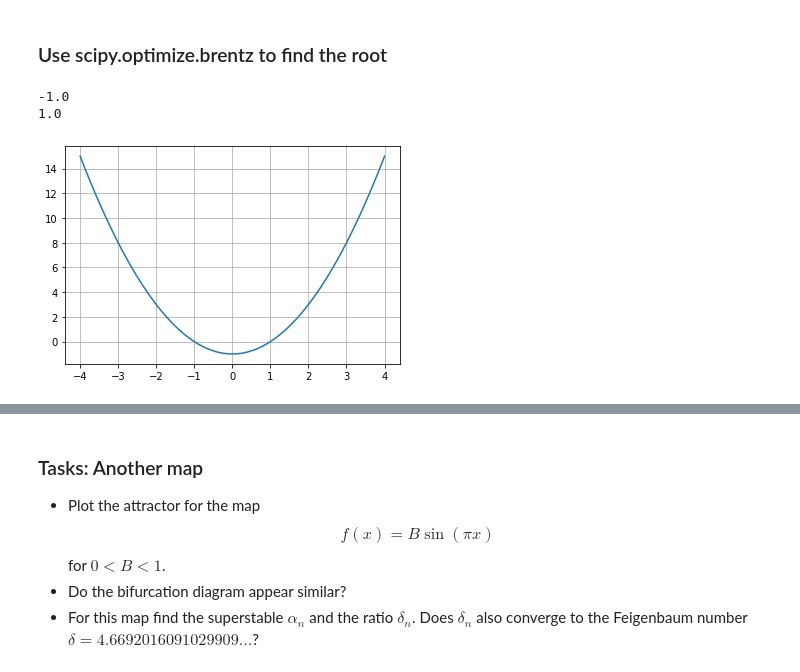
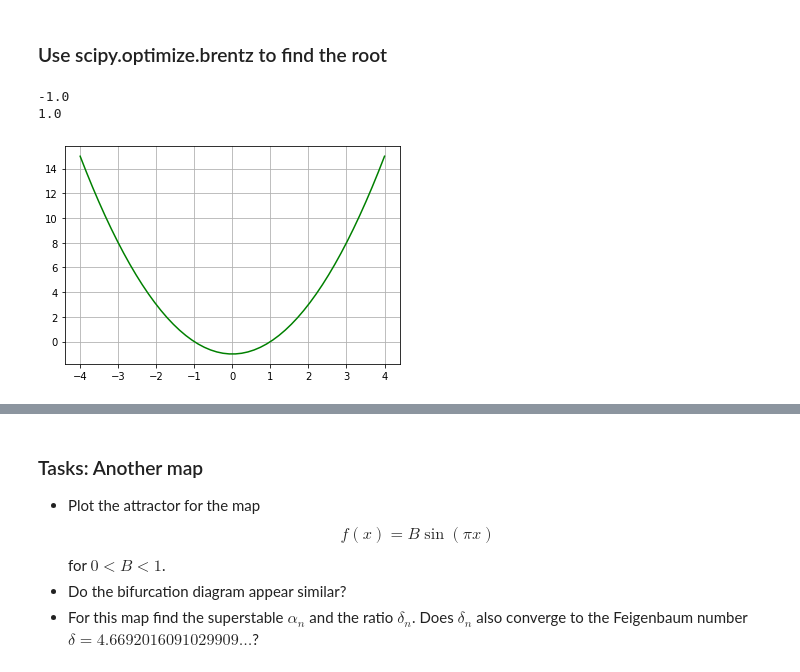
Before and after one commit to pcchen/Computation-in-Physics, a Jupyter notebook: 107010002/Logistic Map.ipynb, the cells around one changed output, grey strips where cells are left out. Saved outputs shown, nothing was run; the diff lists cells and outputs as text; code cells hidden in the pictures.

```diff
--- a/107010002/Logistic Map.ipynb
+++ b/107010002/Logistic Map.ipynb
@@ -344,21 +408,21 @@ So if $x=1/2$ is a period-$2^n$ fixed-point for some $\alpha$, then $x=1/2$ is $
 # %%
 from scipy import optimize
 
 def g(x):
     return (x**2 - 1)
 root = optimize.brentq(g, -2, 0)
 print(root)
 root = optimize.brentq(g, 0, 2)
 print(root)
 
 fig, ax = plt.subplots()
 x = np.linspace(-4, 4)
-ax.plot(x, g(x))
+ax.plot(x, g(x),color="green")
 ax.grid()
 # %% [output]
 -1.0
 1.0
-[figure, old version]
+[figure, new version]
 # %% [markdown]
 ### Tasks: Superstable
 * Find the value of $\alpha_n$ at which the $2^n$-cycle is superstable for the first few values of $n$ as follows:
```
Also changed, not shown: parts of 8 cells of this notebook.
